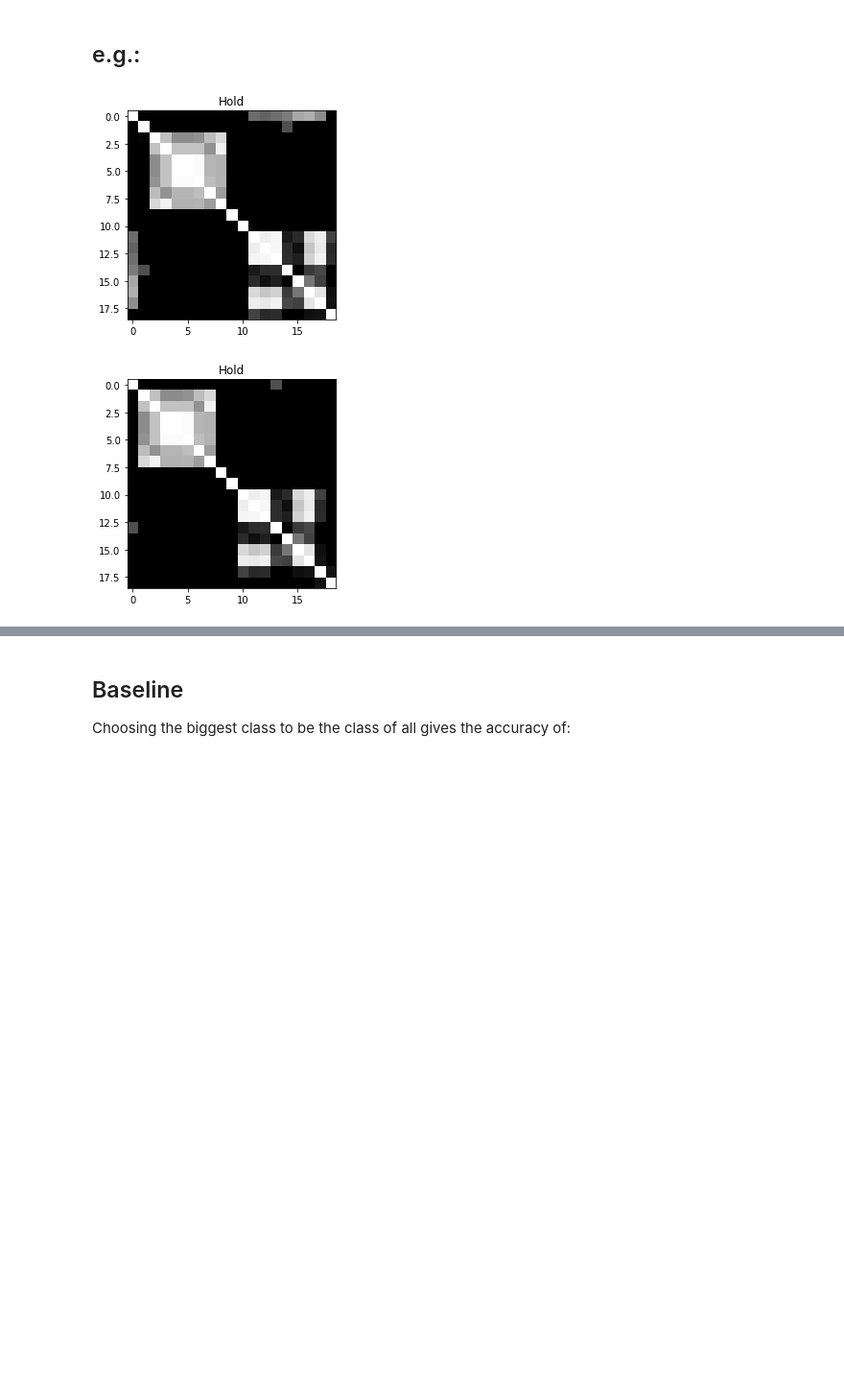
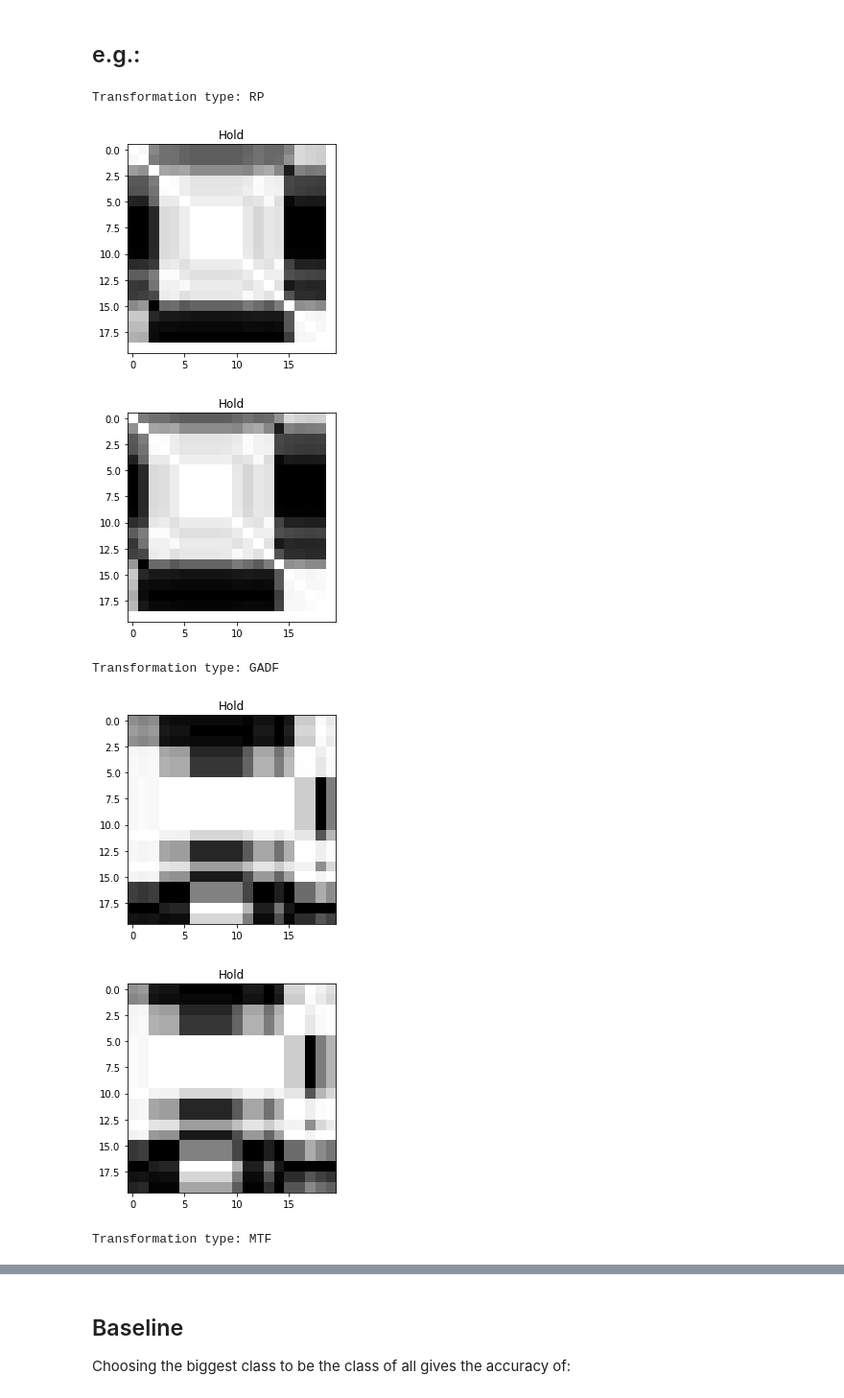
Before and after one commit to lauraperge/blackbox-trading-CNN, a Jupyter notebook: notebooks/CNN-trial-version-multiple color channels.ipynb, the cells around one changed output, grey strips where cells are left out. Shown: that part at 96% size. Drawn from its saved outputs; the diff is of its cells as text; code cells hidden in the pictures; blank space fills up the shorter version.

```diff
--- a/notebooks/CNN-trial-version-multiple color channels.ipynb
+++ b/notebooks/CNN-trial-version-multiple color channels.ipynb
@@ -10,4 +10,4 @@ tf.logging.set_verbosity(tf.logging.INFO)
 # %% [markdown]
 # Load data
 # %%
-filename = "../data/cnn_input/test_gemini_BTCUSD_Close_3H_LWS3_IWS20_TrfRP.npz"
+filename = "../data/cnn_input/test_gemini_BTCUSD_Close_2H_LWS9_IWS20_Trf['RP', 'GADF', 'MTF'].npz"
@@ -18,0 +23,3 @@ Image_window_size
+# %%
+Image_trf = eval(filename[filename.find('_Trf')+4:filename.find('.npz')])
+Image_trf
@@ -48,10 +62,17 @@ label_names
 # %% [markdown]
 ## e.g.:
 # %%
-for idx, image in enumerate(images[:2]):
-    plt.imshow(image, cmap = "Greys")
-    plt.title(label_names[np.int(np.argwhere(image_labels[idx]))])
-    plt.show()
+for trfidx, trf in enumerate(Image_trf):
+    print('Transformation type: ' + trf)
+    for idx, image in enumerate(images[trfidx,:2,:,:]):
+        plt.imshow(image, cmap = "Greys")
+        plt.title(label_names[np.int(np.argwhere(image_labels[idx]))])
+        plt.show()
 # %% [output]
+Transformation type: RP
-[figure, old version]
+[figure, new version]
-[figure, old version]
+[figure, new version]
+Transformation type: GADF
+[figure, added]
+[figure, added]
+Transformation type: MTF
```
Also changed, not shown: parts of 28 cells of this notebook, 6 other files.
